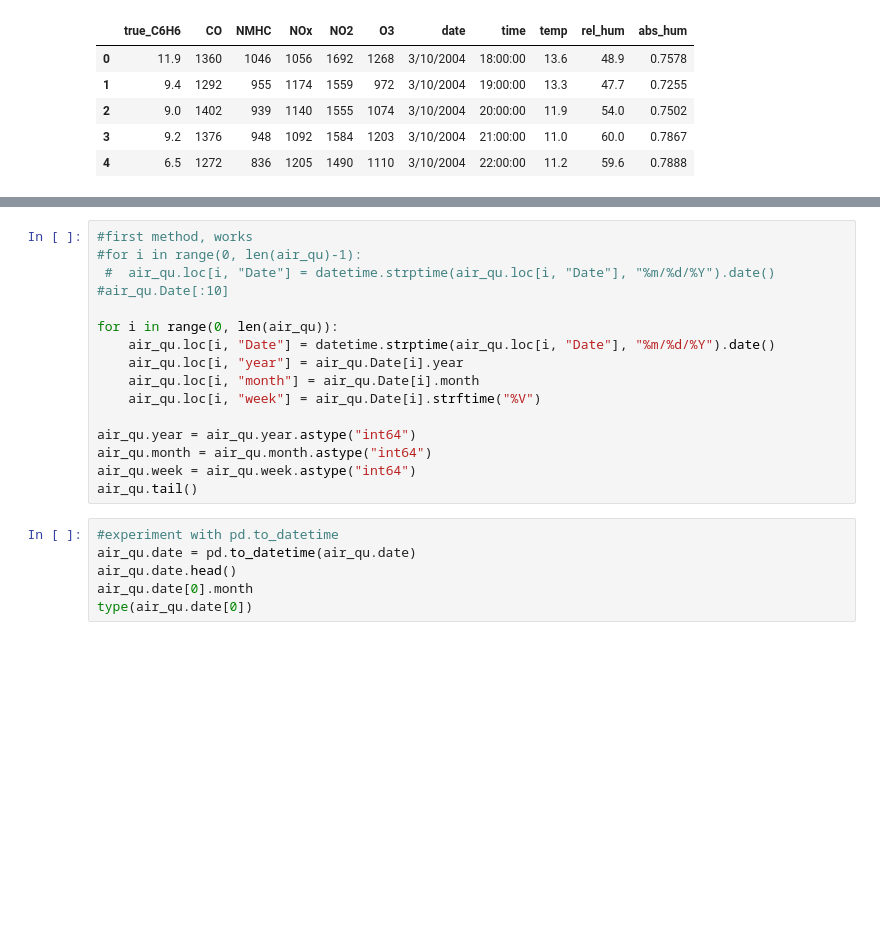
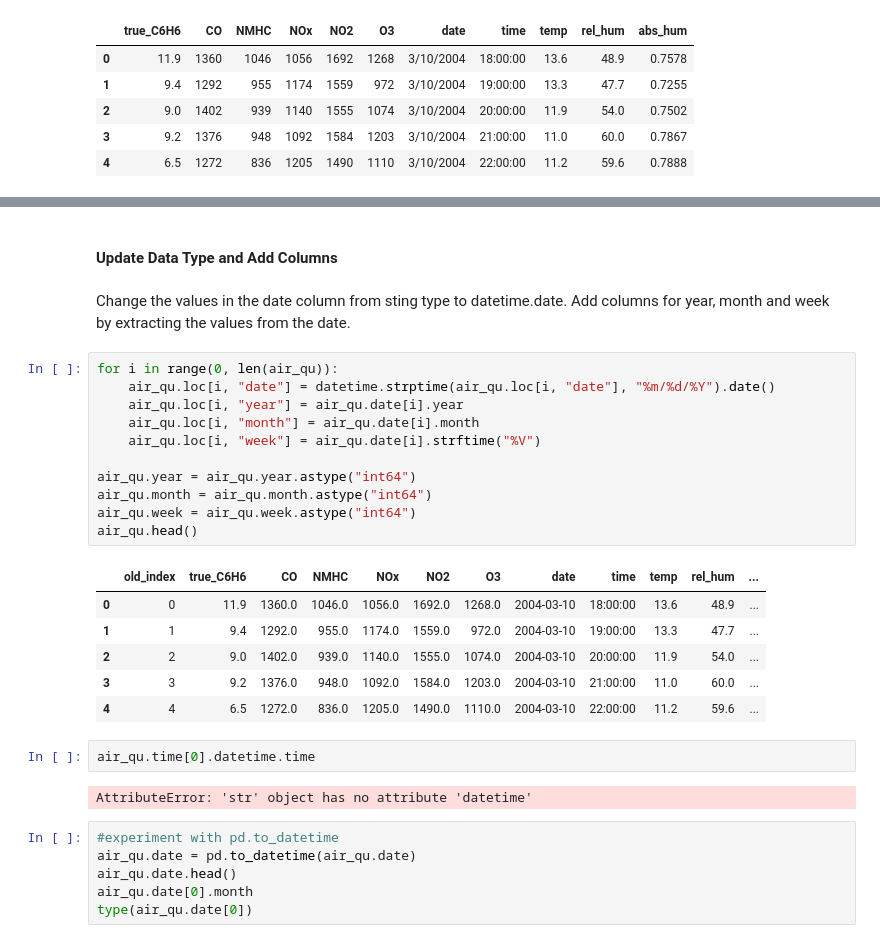
Before and after one commit to Alex-Devoid/ST-554-Project1, a Jupyter notebook: Task2/Task2.ipynb, the cells around one changed output, grey strips where cells are left out. Drawn from its saved outputs; the diff is of its cells as text; blank space fills up the shorter version.

```diff
--- a/Task2/Task2.ipynb
+++ b/Task2/Task2.ipynb
@@ -216,19 +240,29 @@ air_qu.head()
+# %% [markdown]
+#### Update Data Type and Add Columns
+# %% [markdown]
+Change the values in the date column from sting type to datetime.date. Add columns for year, month and week by extracting the values from the date.
 # %%
-#first method, works
-#for i in range(0, len(air_qu)-1):
- #  air_qu.loc[i, "Date"] = datetime.strptime(air_qu.loc[i, "Date"], "%m/%d/%Y").date()
-#air_qu.Date[:10]
-
 for i in range(0, len(air_qu)):
-    air_qu.loc[i, "Date"] = datetime.strptime(air_qu.loc[i, "Date"], "%m/%d/%Y").date()
-    air_qu.loc[i, "year"] = air_qu.Date[i].year
-    air_qu.loc[i, "month"] = air_qu.Date[i].month
-    air_qu.loc[i, "week"] = air_qu.Date[i].strftime("%V")
+    air_qu.loc[i, "date"] = datetime.strptime(air_qu.loc[i, "date"], "%m/%d/%Y").date()
+    air_qu.loc[i, "year"] = air_qu.date[i].year
+    air_qu.loc[i, "month"] = air_qu.date[i].month
+    air_qu.loc[i, "week"] = air_qu.date[i].strftime("%V")
 
 air_qu.year = air_qu.year.astype("int64")
 air_qu.month = air_qu.month.astype("int64")
 air_qu.week = air_qu.week.astype("int64")
-air_qu.tail()
+air_qu.head()
+# %% [output]
+|  | old_index | true_C6H6 | CO | NMHC | NOx | NO2 | O3 | date | time | temp | rel_hum | ... |
+| 0 | 0 | 11.9 | 1360.0 | 1046.0 | 1056.0 | 1692.0 | 1268.0 | 2004-03-10 | 18:00:00 | 13.6 | 48.9 | ... |
+| 1 | 1 | 9.4 | 1292.0 | 955.0 | 1174.0 | 1559.0 | 972.0 | 2004-03-10 | 19:00:00 | 13.3 | 47.7 | ... |
+| 2 | 2 | 9.0 | 1402.0 | 939.0 | 1140.0 | 1555.0 | 1074.0 | 2004-03-10 | 20:00:00 | 11.9 | 54.0 | ... |
+| 3 | 3 | 9.2 | 1376.0 | 948.0 | 1092.0 | 1584.0 | 1203.0 | 2004-03-10 | 21:00:00 | 11.0 | 60.0 | ... |
+| 4 | 4 | 6.5 | 1272.0 | 836.0 | 1205.0 | 1490.0 | 1110.0 | 2004-03-10 | 22:00:00 | 11.2 | 59.6 | ... |
+# %%
+air_qu.time[0].datetime.time
+# %% [output]
+AttributeError: 'str' object has no attribute 'datetime'
 # %%
 #experiment with pd.to_datetime
 air_qu.date = pd.to_datetime(air_qu.date)
```
Also changed, not shown: parts of 18 cells of this notebook.
